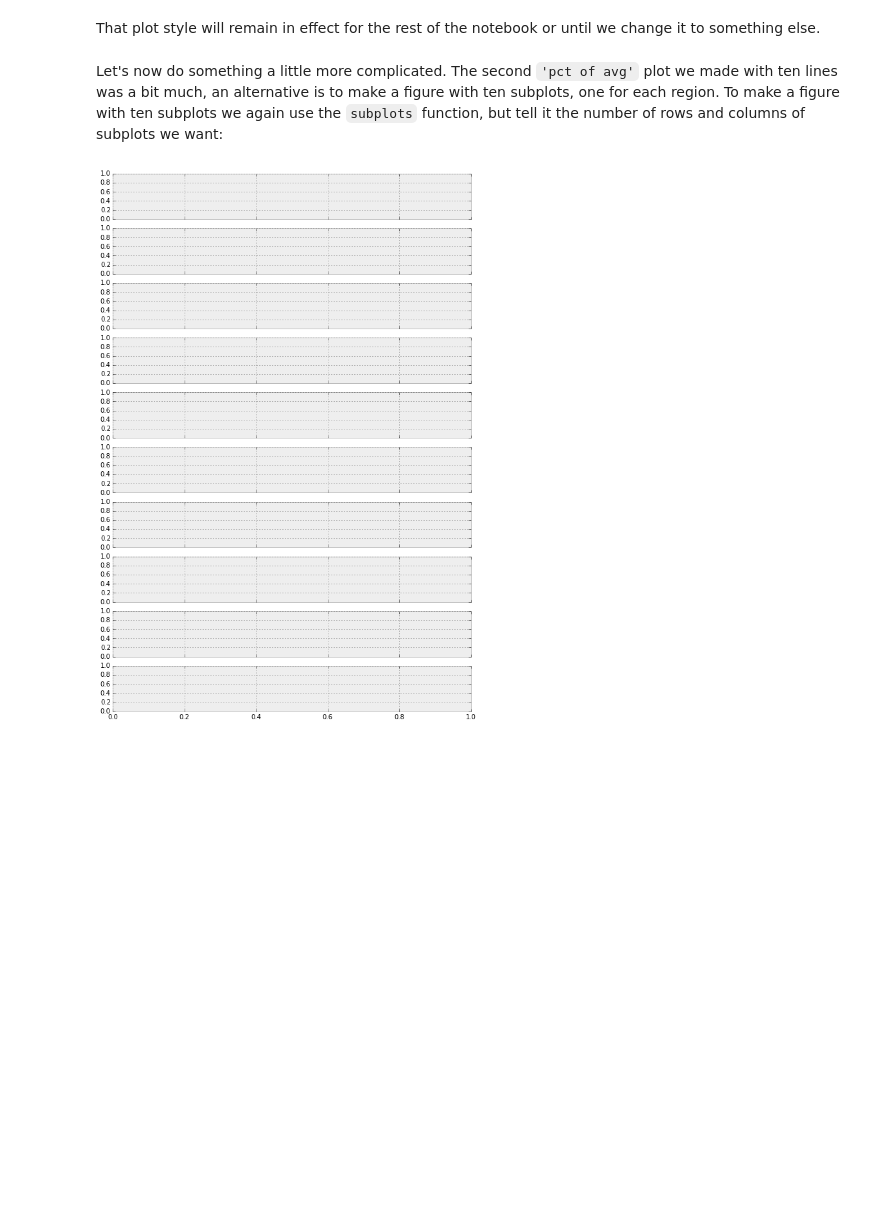
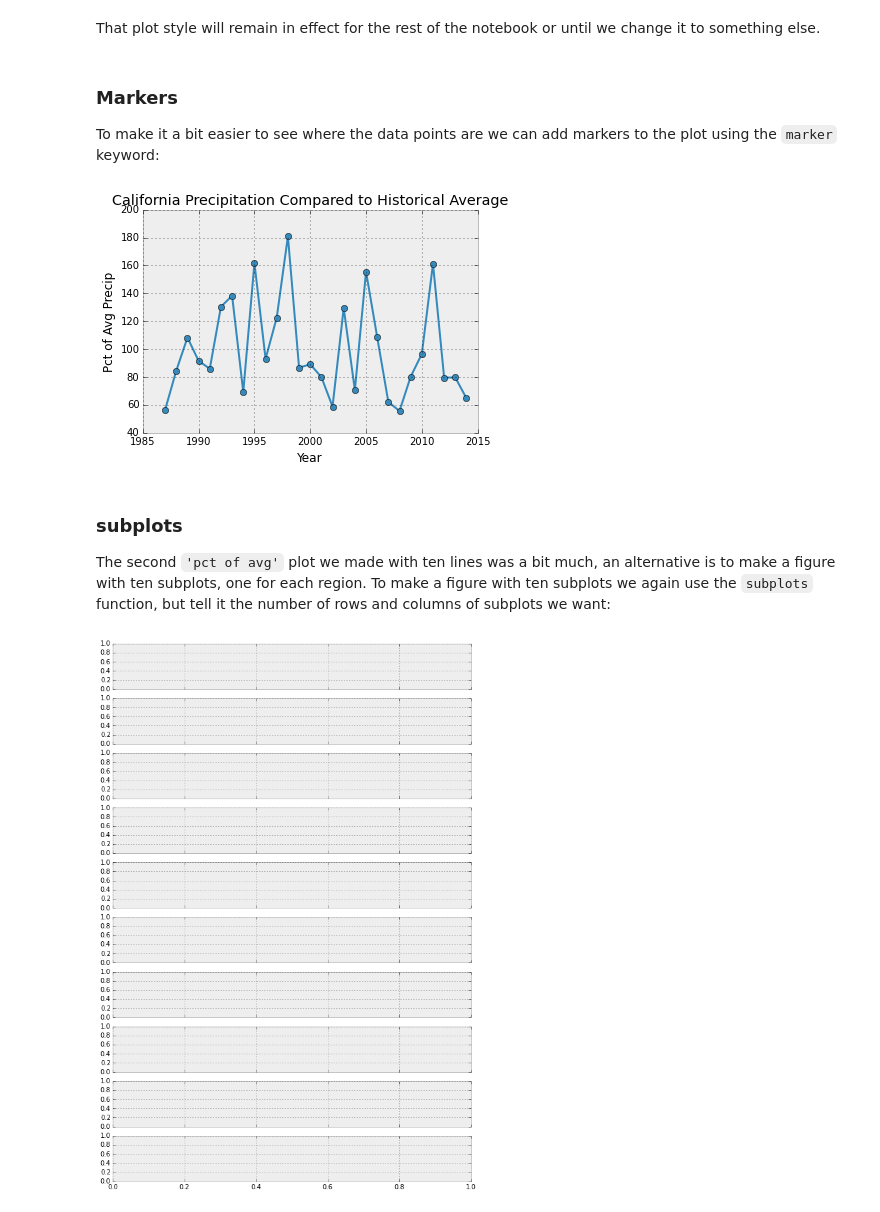
Before and after one commit to jiffyclub/2015-07-06-scipy, a Jupyter notebook: scientific_python/Plotting.ipynb, the cells around one changed output. Saved outputs shown, nothing was run; the diff lists cells and outputs as text; code cells hidden in the pictures; blank space fills up the shorter version.

Commit message:
show markers as well

```diff
--- a/scientific_python/Plotting.ipynb
+++ b/scientific_python/Plotting.ipynb
@@ -237,8 +237,23 @@ ax.grid(True)
 [figure]
 # %% [markdown]
 That plot style will remain in effect for the rest of the notebook or until we change it to something else.
+# %% [markdown]
+### Markers
+
+To make it a bit easier to see where the data points are we can add markers to the plot
+using the `marker` keyword:
+# %%
+fig, ax = plt.subplots()
+ax.plot(yearly.index, yearly, marker='o')
+ax.set_xlabel('Year')
+ax.set_ylabel('Pct of Avg Precip')
+ax.set_title('California Precipitation Compared to Historical Average')
+ax.grid(True)
+# %% [output]
+[figure, added]
 # %% [markdown]
-Let's now do something a little more complicated.
+### subplots
+
 The second `'pct of avg'` plot we made with ten lines was a bit much,
 an alternative is to make a figure with ten subplots, one for each region.
 To make a figure with ten subplots we again use the `subplots` function,
```
Also changed, not shown: parts of 1 cell of this notebook.
